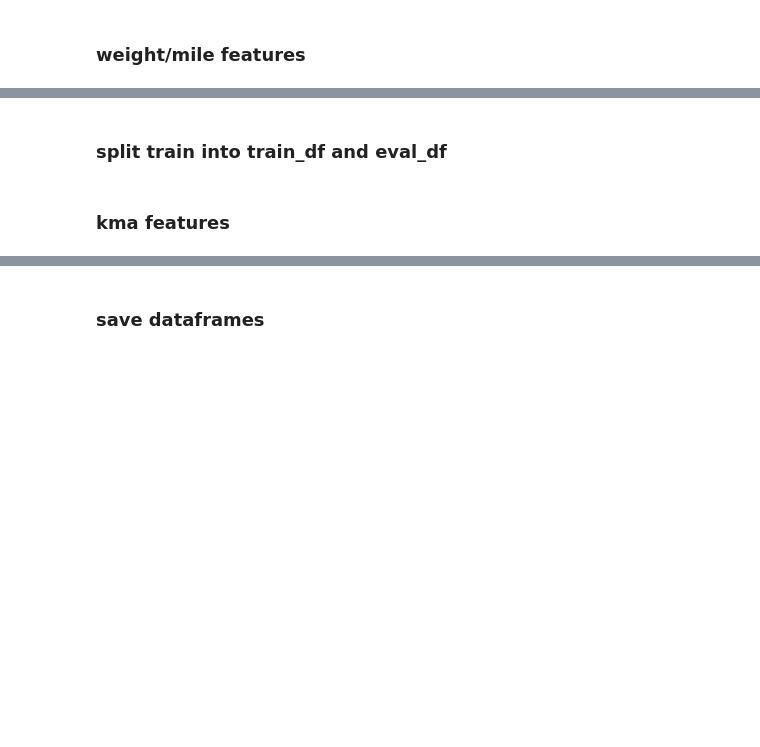
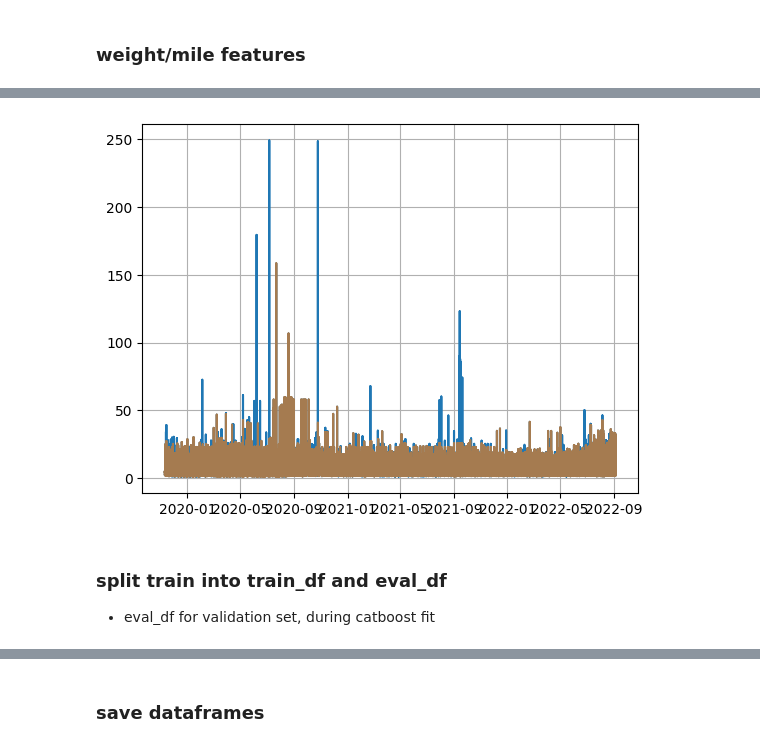
Before and after one commit to KonstantinBurkin/ml-engineer-greenscreens, a Jupyter notebook: notebooks/1_data_processing.ipynb, the cells around one changed output, grey strips where cells are left out. Drawn from its saved outputs; the diff is of its cells as text; code cells hidden in the pictures; blank space fills up the shorter version.

```diff
--- a/notebooks/1_data_processing.ipynb
+++ b/notebooks/1_data_processing.ipynb
@@ -200,0 +255,6 @@ shape: (5, 21)
+# %%
+plt.plot(filtered["date"], filtered["rate"])
+plt.plot(filtered["date"], filtered["corrected_rate"], alpha=0.6)
+plt.grid()
+# %% [output]
+[figure, added]
@@ -201,5 +297,6 @@ shape: (5, 21)
 # %% [markdown]
 ### split train into train_df and eval_df
+- eval_df for validation set, during catboost fit
 # %%
 train_df = train.filter(
     c("pickup_date").dt.date() < train["pickup_date"].max().date() - timedelta(days=22)
@@ -207,5 +304,3 @@ train_df = train.filter(
 eval_df = train.filter(
     c("pickup_date").dt.date() >= train["pickup_date"].max().date() - timedelta(days=22)
 )
-# %% [markdown]
-### kma features
```
Also changed, not shown: parts of 84 cells of this notebook.
